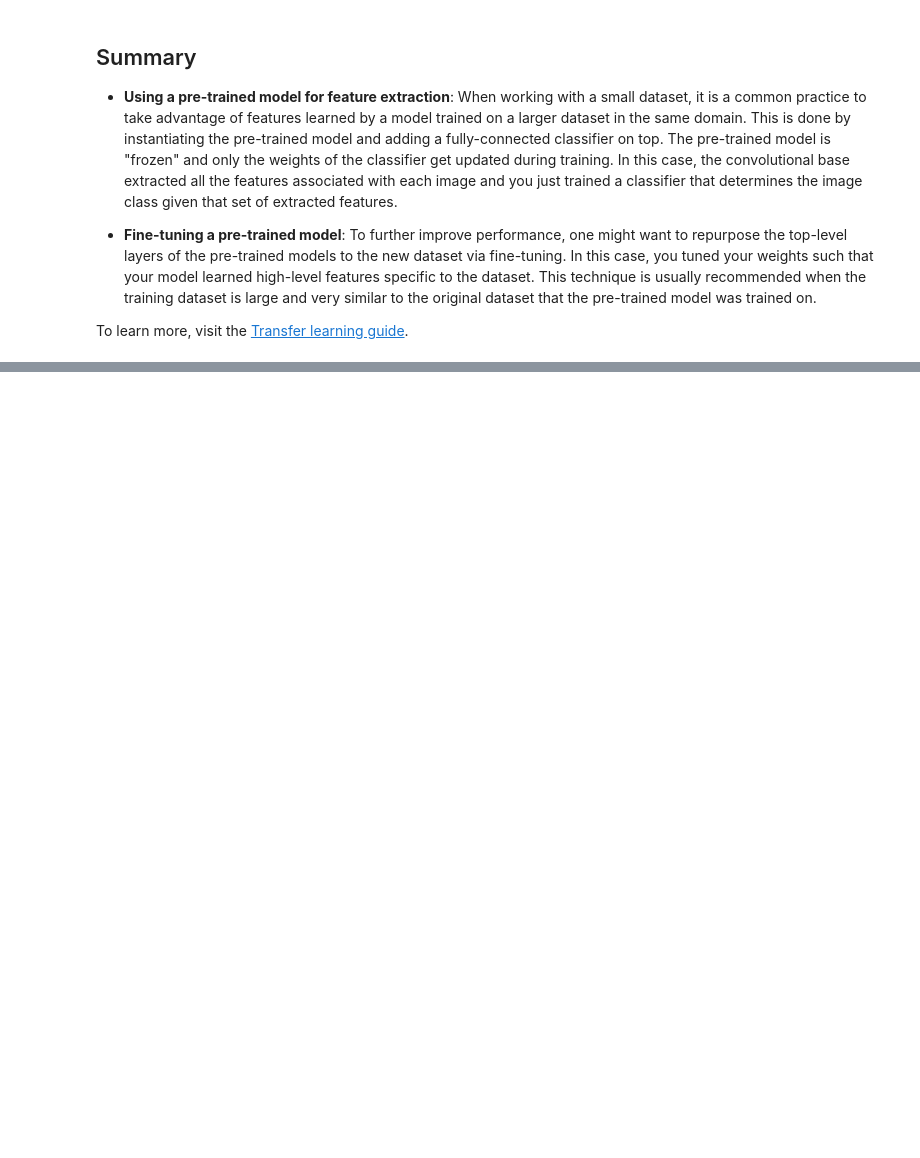
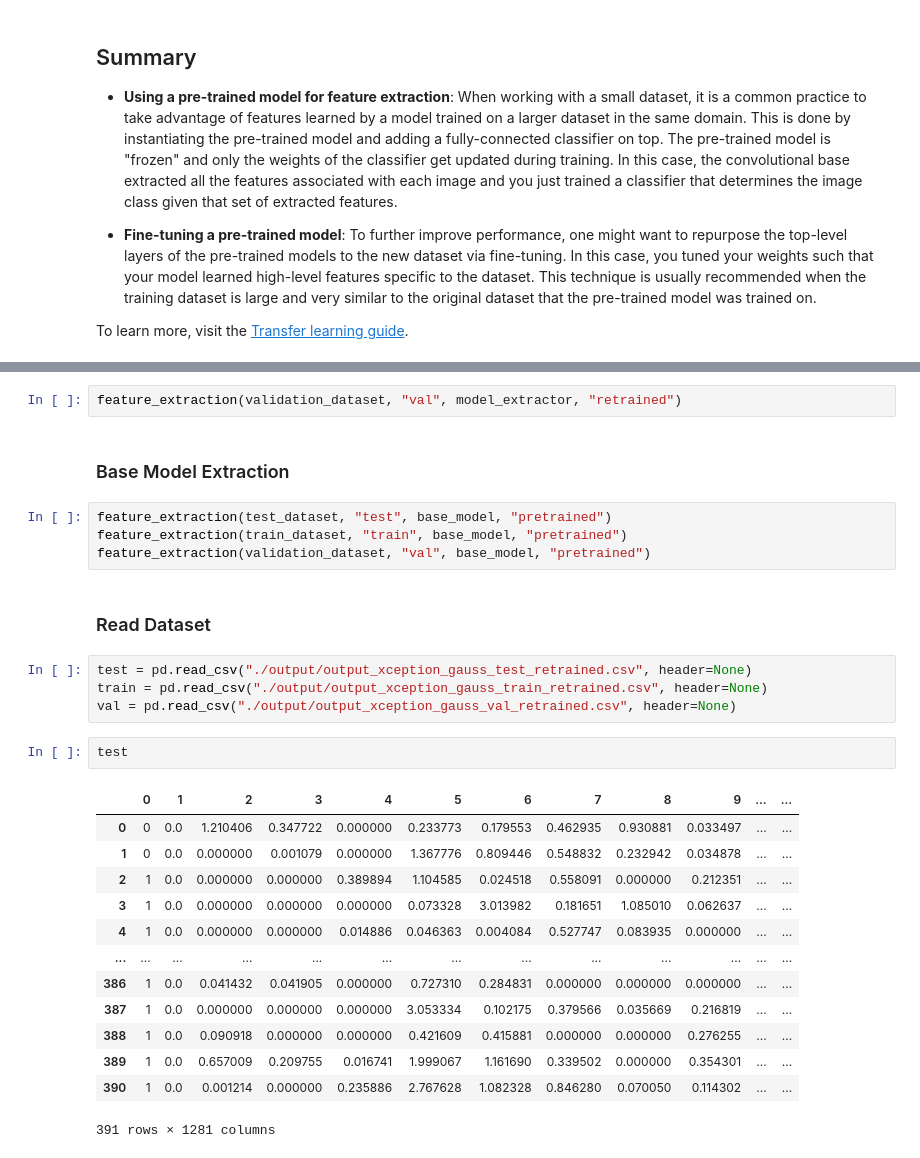
Before and after one commit to silveiraluiza/rn-cin-covid, a Jupyter notebook: transfer learning/transfer_learning_Xception.ipynb, the cells around one changed output, grey strips where cells are left out. Saved outputs shown, nothing was run; the diff lists cells and outputs as text; blank space fills up the shorter version.

```diff
--- a/transfer learning/transfer_learning_Xception.ipynb
+++ b/transfer learning/transfer_learning_Xception.ipynb
@@ -563,0 +631,30 @@ To learn more, visit the [Transfer learning guide](https://www.tensorflow.org/gu
+# %%
+feature_extraction(validation_dataset, "val", model_extractor, "retrained")
+# %% [markdown]
+### Base Model Extraction
+# %%
+feature_extraction(test_dataset, "test", base_model, "pretrained")
+feature_extraction(train_dataset, "train", base_model, "pretrained")
+feature_extraction(validation_dataset, "val", base_model, "pretrained")
+# %% [markdown]
+### Read Dataset
+# %%
+test = pd.read_csv("./output/output_xception_gauss_test_retrained.csv", header=None)
+train = pd.read_csv("./output/output_xception_gauss_train_retrained.csv", header=None)
+val = pd.read_csv("./output/output_xception_gauss_val_retrained.csv", header=None)
+# %%
+test
+# %% [output]
+|  | 0 | 1 | 2 | 3 | 4 | 5 | 6 | 7 | 8 | 9 | ... | ... |
+| 0 | 0 | 0.0 | 1.210406 | 0.347722 | 0.000000 | 0.233773 | 0.179553 | 0.462935 | 0.930881 | 0.033497 | ... | ... |
+| 1 | 0 | 0.0 | 0.000000 | 0.001079 | 0.000000 | 1.367776 | 0.809446 | 0.548832 | 0.232942 | 0.034878 | ... | ... |
+| 2 | 1 | 0.0 | 0.000000 | 0.000000 | 0.389894 | 1.104585 | 0.024518 | 0.558091 | 0.000000 | 0.212351 | ... | ... |
+| 3 | 1 | 0.0 | 0.000000 | 0.000000 | 0.000000 | 0.073328 | 3.013982 | 0.181651 | 1.085010 | 0.062637 | ... | ... |
+| 4 | 1 | 0.0 | 0.000000 | 0.000000 | 0.014886 | 0.046363 | 0.004084 | 0.527747 | 0.083935 | 0.000000 | ... | ... |
+| ... | ... | ... | ... | ... | ... | ... | ... | ... | ... | ... | ... | ... |
+| 386 | 1 | 0.0 | 0.041432 | 0.041905 | 0.000000 | 0.727310 | 0.284831 | 0.000000 | 0.000000 | 0.000000 | ... | ... |
+| 387 | 1 | 0.0 | 0.000000 | 0.000000 | 0.000000 | 3.053334 | 0.102175 | 0.379566 | 0.035669 | 0.216819 | ... | ... |
+| 388 | 1 | 0.0 | 0.090918 | 0.000000 | 0.000000 | 0.421609 | 0.415881 | 0.000000 | 0.000000 | 0.276255 | ... | ... |
+| 389 | 1 | 0.0 | 0.657009 | 0.209755 | 0.016741 | 1.999067 | 1.161690 | 0.339502 | 0.000000 | 0.354301 | ... | ... |
+| 390 | 1 | 0.0 | 0.001214 | 0.000000 | 0.235886 | 2.767628 | 1.082328 | 0.846280 | 0.070050 | 0.114302 | ... | ... |
+391 rows × 1281 columns
```
Also changed, not shown: parts of 40 cells of this notebook, 10 other files.
